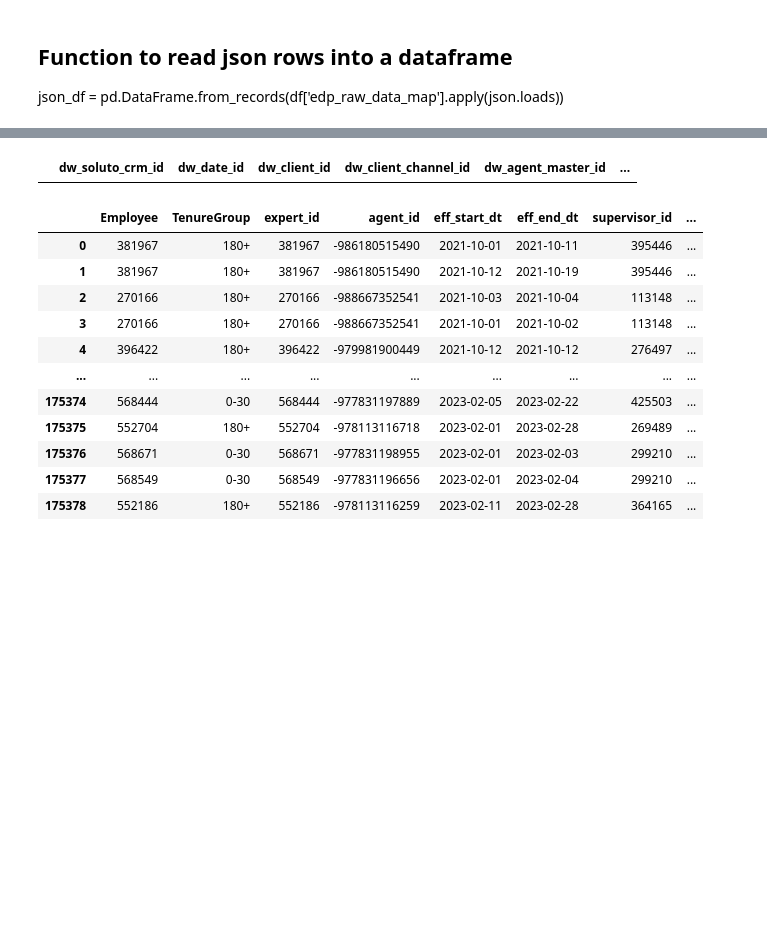
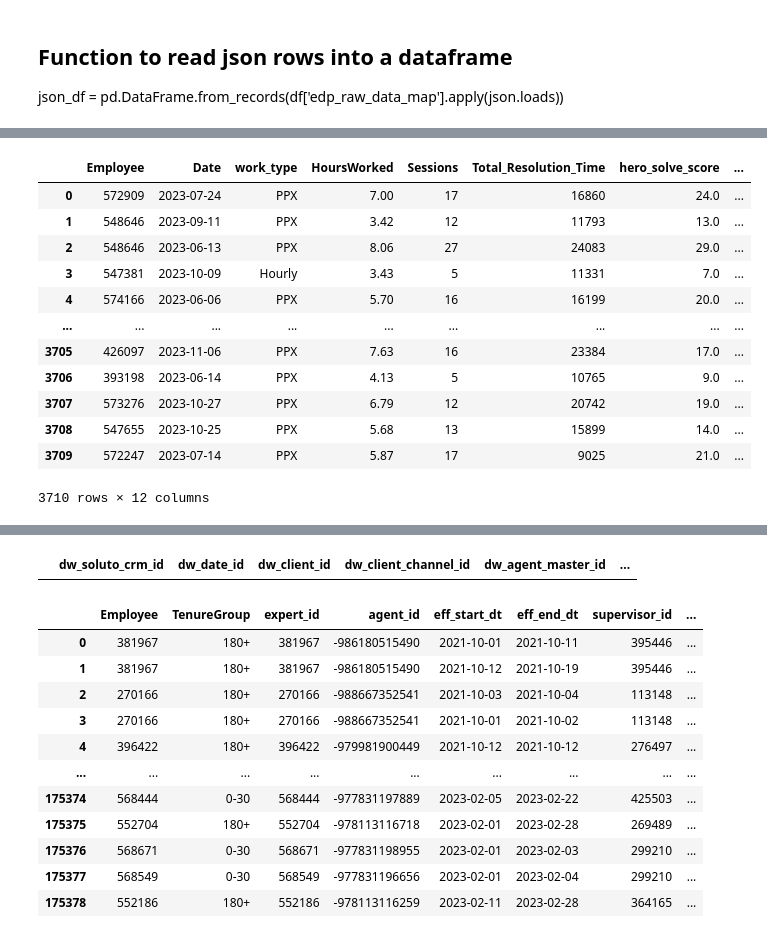
Before and after one commit to Austen-Moore94/Expert-Assist-Pilot, a Jupyter notebook: Dashboard/Tests.ipynb, the cells around one changed output, grey strips where cells are left out. Drawn from its saved outputs; the diff is of its cells as text; code cells hidden in the pictures; blank space fills up the shorter version.

```diff
--- a/Dashboard/Tests.ipynb
+++ b/Dashboard/Tests.ipynb
@@ -64,0 +31,4 @@ SELECT
+# %%
+df_t=run_query(file_to_string('SQL/DailyMetricsCRT-AHT.SQL'))
+df_t
+# %% [output]
@@ -64,0 +37,13 @@ SELECT
+|  | Employee | Date | work_type | HoursWorked | Sessions | Total_Resolution_Time | hero_solve_score | ... |
+| 0 | 572909 | 2023-07-24 | PPX | 7.00 | 17 | 16860 | 24.0 | ... |
+| 1 | 548646 | 2023-09-11 | PPX | 3.42 | 12 | 11793 | 13.0 | ... |
+| 2 | 548646 | 2023-06-13 | PPX | 8.06 | 27 | 24083 | 29.0 | ... |
+| 3 | 547381 | 2023-10-09 | Hourly | 3.43 | 5 | 11331 | 7.0 | ... |
+| 4 | 574166 | 2023-06-06 | PPX | 5.70 | 16 | 16199 | 20.0 | ... |
+| ... | ... | ... | ... | ... | ... | ... | ... | ... |
+| 3705 | 426097 | 2023-11-06 | PPX | 7.63 | 16 | 23384 | 17.0 | ... |
+| 3706 | 393198 | 2023-06-14 | PPX | 4.13 | 5 | 10765 | 9.0 | ... |
+| 3707 | 573276 | 2023-10-27 | PPX | 6.79 | 12 | 20742 | 19.0 | ... |
+| 3708 | 547655 | 2023-10-25 | PPX | 5.68 | 13 | 15899 | 14.0 | ... |
+| 3709 | 572247 | 2023-07-14 | PPX | 5.87 | 17 | 9025 | 21.0 | ... |
+3710 rows × 12 columns
```
Also changed, not shown: parts of 4 cells of this notebook.
